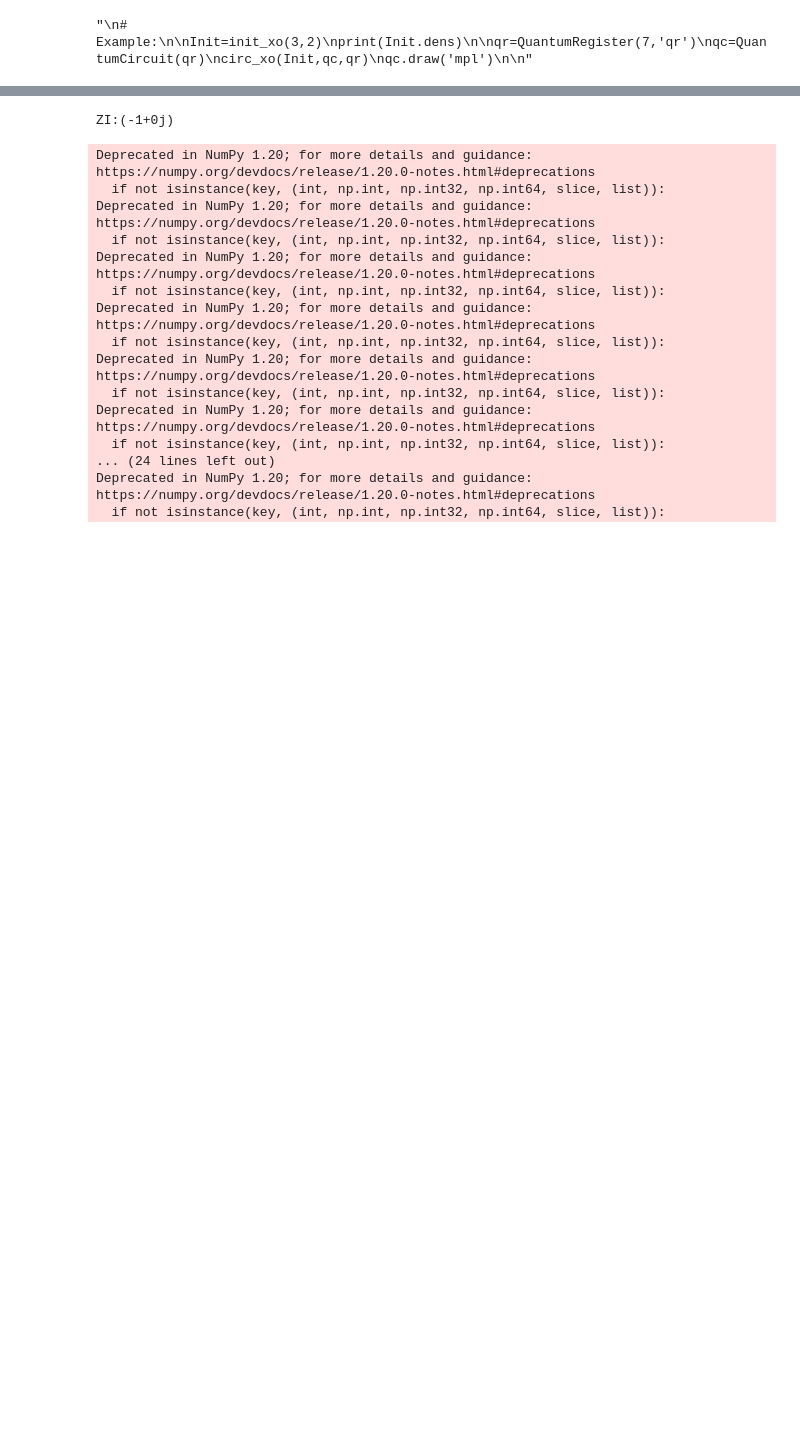
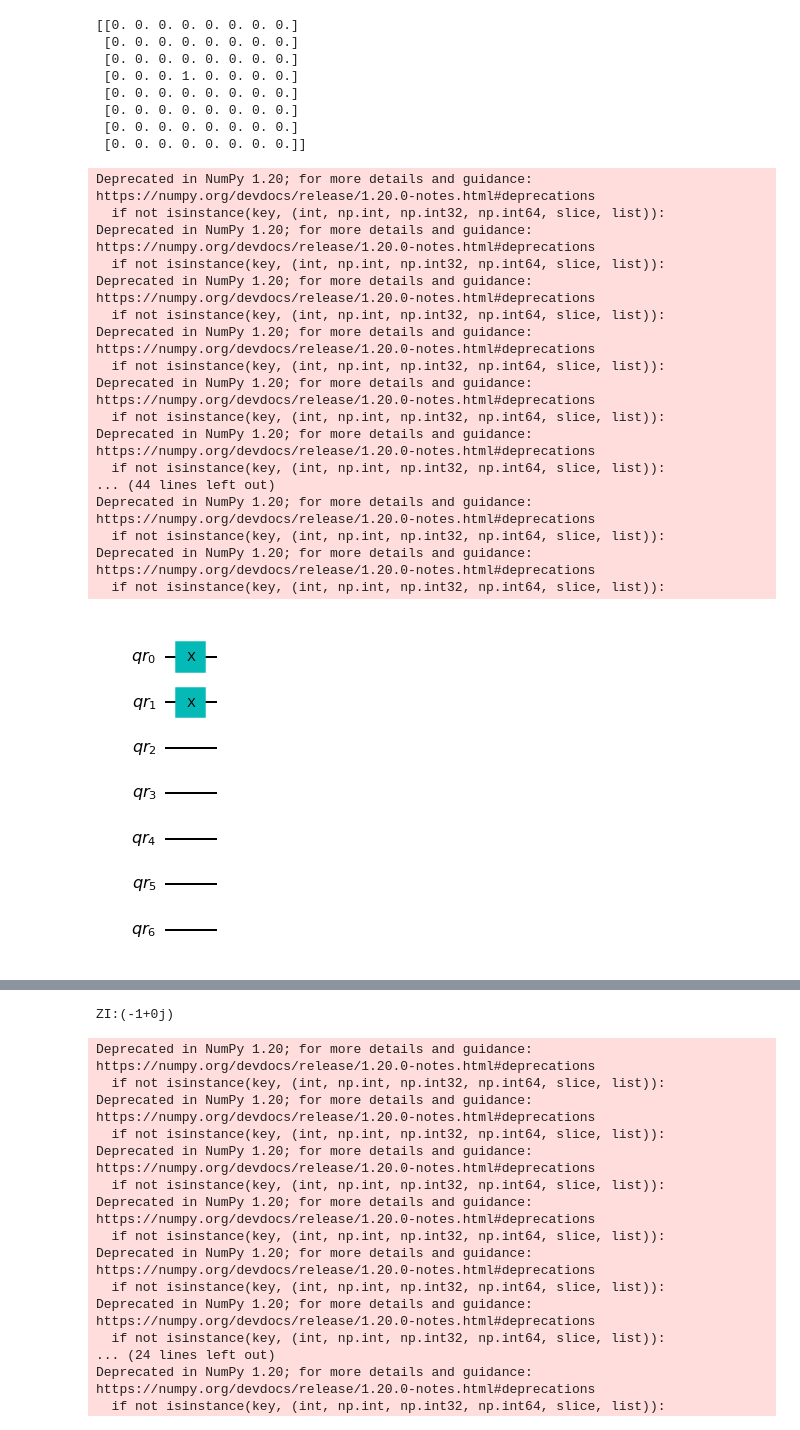
Before and after one commit to VoicuTomut/ChemistryOnQubits, a Jupyter notebook: Compression/Toy_fake_2qbit_compression.ipynb, the cells around one changed output, grey strips where cells are left out. Saved outputs shown, nothing was run; the diff lists cells and outputs as text; code cells hidden in the pictures; blank space fills up the shorter version.

```diff
--- a/Compression/Toy_fake_2qbit_compression.ipynb
+++ b/Compression/Toy_fake_2qbit_compression.ipynb
@@ -112,20 +114,43 @@ def circ_xo(xo,qc,qr):
     for i in range(xo.x):
         qc.x(qr[i])
 # %%
-'''
+
 # Example:
 
 Init=init_xo(3,2)
 print(Init.dens)
 
 qr=QuantumRegister(7,'qr')
 qc=QuantumCircuit(qr)
 circ_xo(Init,qc,qr)
 qc.draw('mpl')
-
-'''
 # %% [output]
-"\n# Example:\n\nInit=init_xo(3,2)\nprint(Init.dens)\n\nqr=QuantumRegister(7,'qr')\nqc=QuantumCircuit(qr)\ncirc_xo(Init,qc,qr)\nqc.draw('mpl')\n\n"
+[[0. 0. 0. 0. 0. 0. 0. 0.]
+ [0. 0. 0. 0. 0. 0. 0. 0.]
+ [0. 0. 0. 0. 0. 0. 0. 0.]
+ [0. 0. 0. 1. 0. 0. 0. 0.]
+ [0. 0. 0. 0. 0. 0. 0. 0.]
+ [0. 0. 0. 0. 0. 0. 0. 0.]
+ [0. 0. 0. 0. 0. 0. 0. 0.]
+ [0. 0. 0. 0. 0. 0. 0. 0.]]
+Deprecated in NumPy 1.20; for more details and guidance: https://numpy.org/devdocs/release/1.20.0-notes.html#deprecations
+  if not isinstance(key, (int, np.int, np.int32, np.int64, slice, list)):
+Deprecated in NumPy 1.20; for more details and guidance: https://numpy.org/devdocs/release/1.20.0-notes.html#deprecations
+  if not isinstance(key, (int, np.int, np.int32, np.int64, slice, list)):
+Deprecated in NumPy 1.20; for more details and guidance: https://numpy.org/devdocs/release/1.20.0-notes.html#deprecations
+  if not isinstance(key, (int, np.int, np.int32, np.int64, slice, list)):
+Deprecated in NumPy 1.20; for more details and guidance: https://numpy.org/devdocs/release/1.20.0-notes.html#deprecations
+  if not isinstance(key, (int, np.int, np.int32, np.int64, slice, list)):
+Deprecated in NumPy 1.20; for more details and guidance: https://numpy.org/devdocs/release/1.20.0-notes.html#deprecations
+  if not isinstance(key, (int, np.int, np.int32, np.int64, slice, list)):
+Deprecated in NumPy 1.20; for more details and guidance: https://numpy.org/devdocs/release/1.20.0-notes.html#deprecations
+  if not isinstance(key, (int, np.int, np.int32, np.int64, slice, list)):
+... (44 lines left out)
+Deprecated in NumPy 1.20; for more details and guidance: https://numpy.org/devdocs/release/1.20.0-notes.html#deprecations
+  if not isinstance(key, (int, np.int, np.int32, np.int64, slice, list)):
+Deprecated in NumPy 1.20; for more details and guidance: https://numpy.org/devdocs/release/1.20.0-notes.html#deprecations
+  if not isinstance(key, (int, np.int, np.int32, np.int64, slice, list)):
+[figure, added]
 # %%
 # Operators for Jordan-Wigner mapping
 def get_c(nrq):
```
Also changed, not shown: parts of 15 cells of this notebook, 3 other files.
